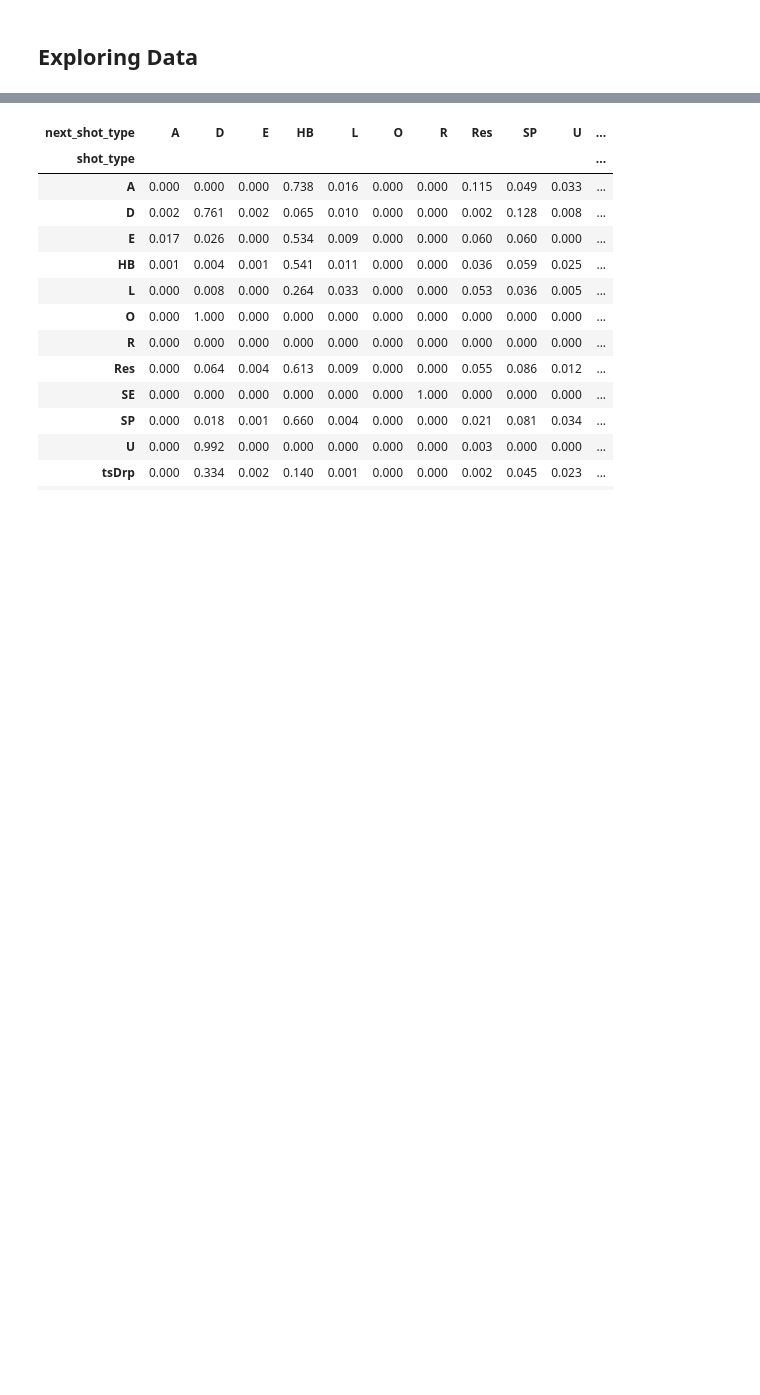
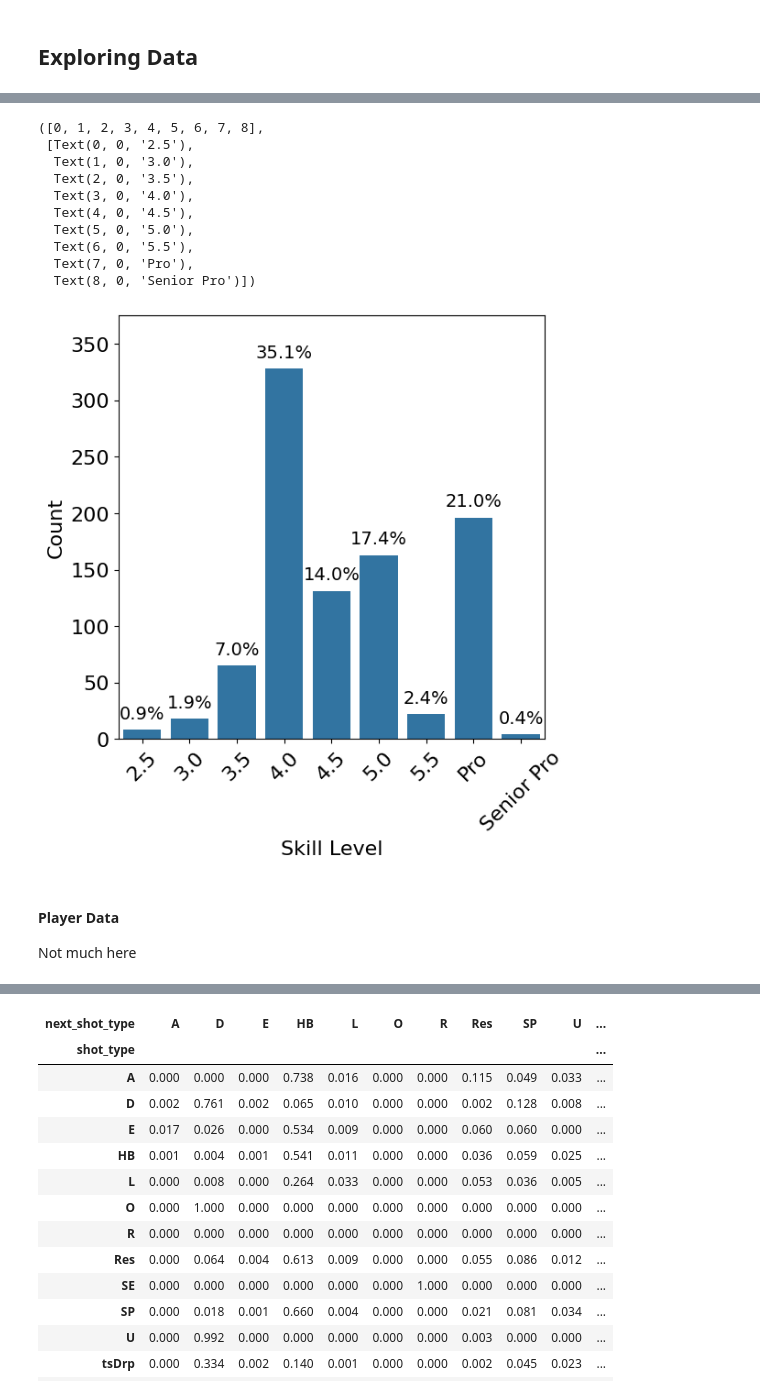
Before and after one commit to Rybus07/in-a-pickle, a Jupyter notebook: notebooks/02_eda.ipynb, the cells around one changed output, grey strips where cells are left out. Saved outputs shown, nothing was run; the diff lists cells and outputs as text; code cells hidden in the pictures; blank space fills up the shorter version.

```diff
--- a/notebooks/02_eda.ipynb
+++ b/notebooks/02_eda.ipynb
@@ -99,0 +148,37 @@ shot_rally_df = pd.read_csv(data_path+'shot_rally.csv', index_col=0)
+# %%
+# plotting count of skill level
+fig = plt.figure(figsize=(6, 6))
+
+total = game_df.shape[0]
+skill_order = ['2.5', '3.0', '3.5', '4.0', '4.5', '5.0', '5.5',
+               'Pro', 'Senior Pro']
+
+ax = sns.countplot(data=game_df, x='skill_lvl', order=skill_order);
+
+for p in ax.patches:
+    height = p.get_height()
+    ax.text(p.get_x() + p.get_width()/2.,
+        height + 10,
+            '{:1.1f}%'.format(height/total*100),
+        ha="center", size=14)
+
+plt.ylim([0,375])
+plt.ylabel('Count')
+plt.xlabel('Skill Level')
+plt.xticks(rotation=45)
+# %% [output]
+([0, 1, 2, 3, 4, 5, 6, 7, 8],
+ [Text(0, 0, '2.5'),
+  Text(1, 0, '3.0'),
+  Text(2, 0, '3.5'),
+  Text(3, 0, '4.0'),
+  Text(4, 0, '4.5'),
+  Text(5, 0, '5.0'),
+  Text(6, 0, '5.5'),
+  Text(7, 0, 'Pro'),
+  Text(8, 0, 'Senior Pro')])
+[figure, added]
+# %% [markdown]
+#### Player Data<a id='player_data'></a>
+
+Not much here
```
Also changed, not shown: parts of 37 cells of this notebook.
